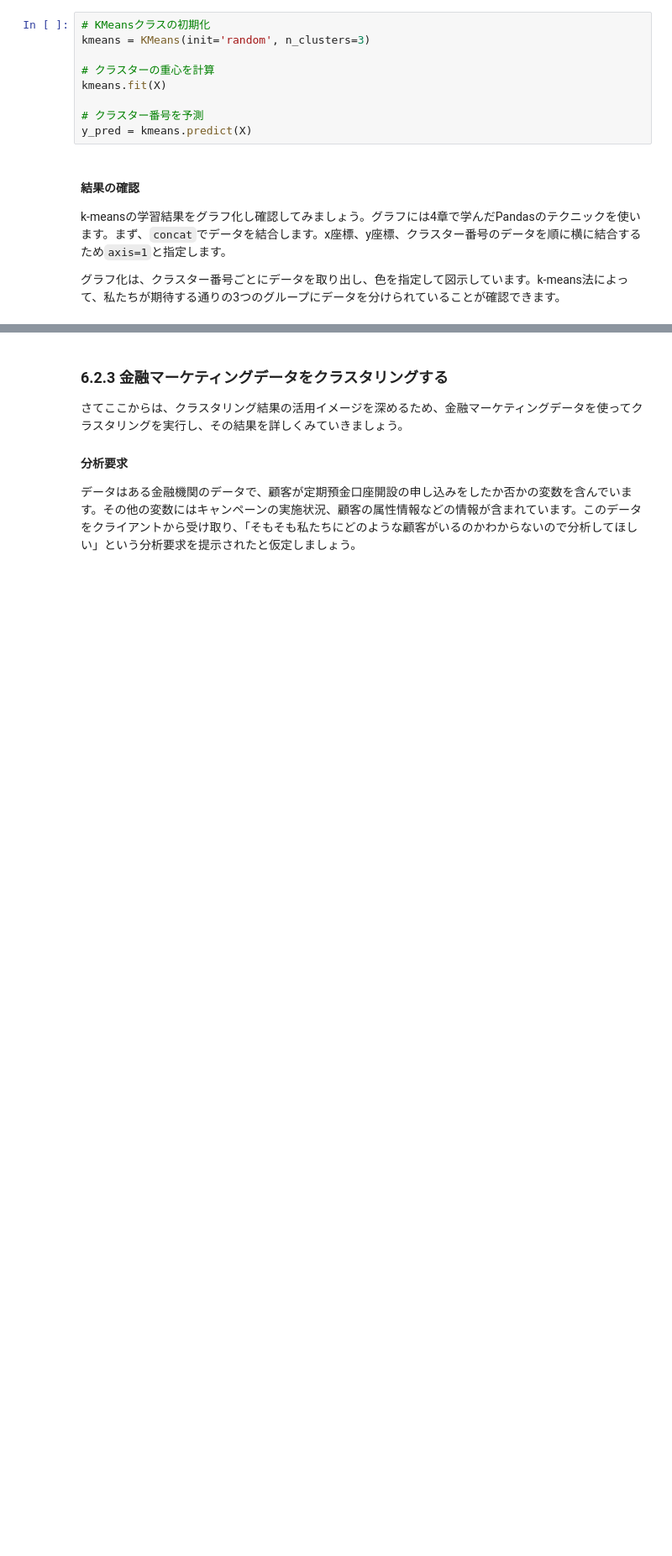
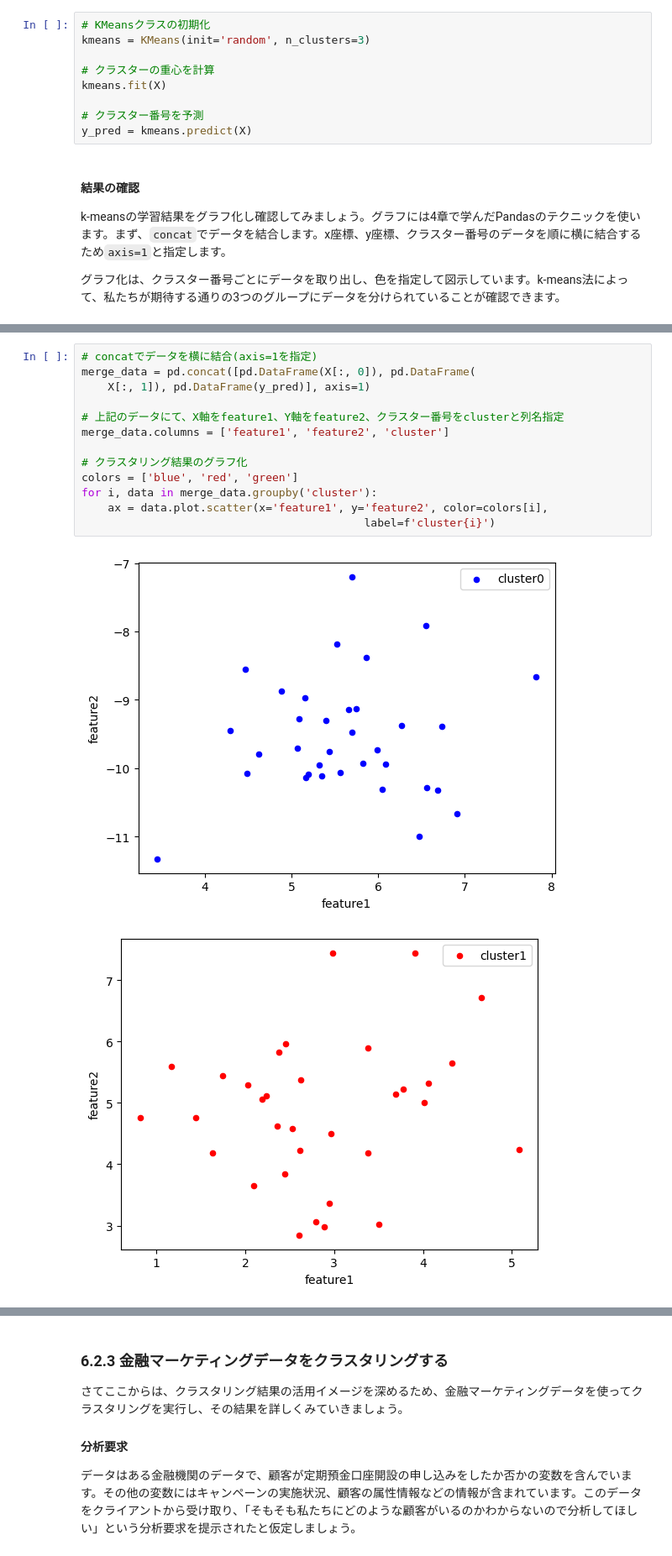
Before and after one commit to Kodai-study/CGI, a Jupyter notebook: 第6回/week6_教師なし学習.ipynb, the cells around one changed output, grey strips where cells are left out. Shown at 84% size. Saved outputs shown, nothing was run; the diff lists cells and outputs as text; blank space fills up the shorter version.

```diff
--- a/第6回/week6_教師なし学習.ipynb
+++ b/第6回/week6_教師なし学習.ipynb
@@ -181,0 +183,16 @@ for i, data in merge_data.groupby('cluster'):
+# %%
+# concatでデータを横に結合(axis=1を指定)
+merge_data = pd.concat([pd.DataFrame(X[:, 0]), pd.DataFrame(
+    X[:, 1]), pd.DataFrame(y_pred)], axis=1)
+
+# 上記のデータにて、X軸をfeature1、Y軸をfeature2、クラスター番号をclusterと列名指定
+merge_data.columns = ['feature1', 'feature2', 'cluster']
+
+# クラスタリング結果のグラフ化
+colors = ['blue', 'red', 'green']
+for i, data in merge_data.groupby('cluster'):
+    ax = data.plot.scatter(x='feature1', y='feature2', color=colors[i],
+                                           label=f'cluster{i}')
+# %% [output]
+[figure, added]
+[figure, added]
```
Also changed, not shown: parts of 20 cells of this notebook, 9 other files.
